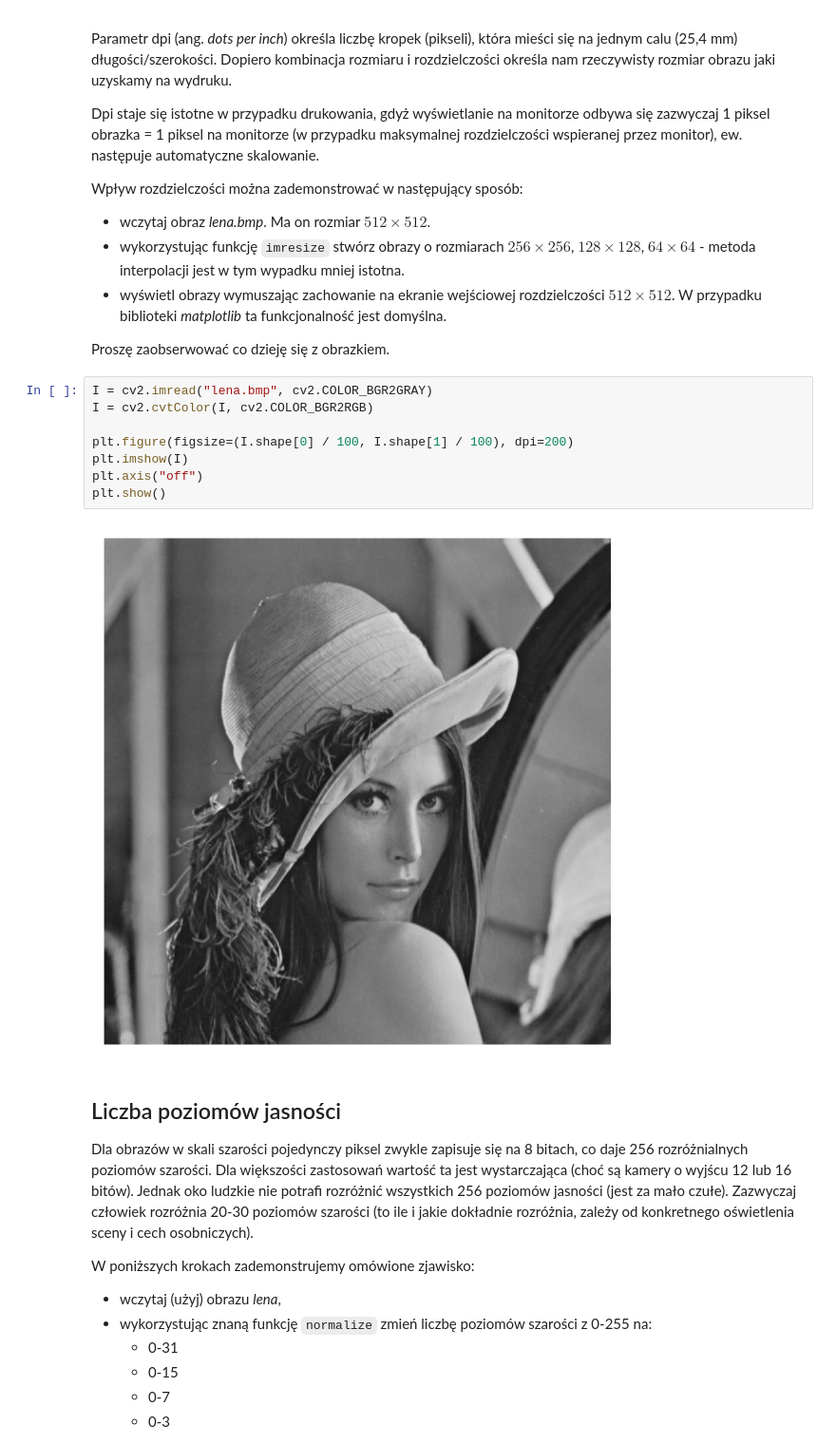
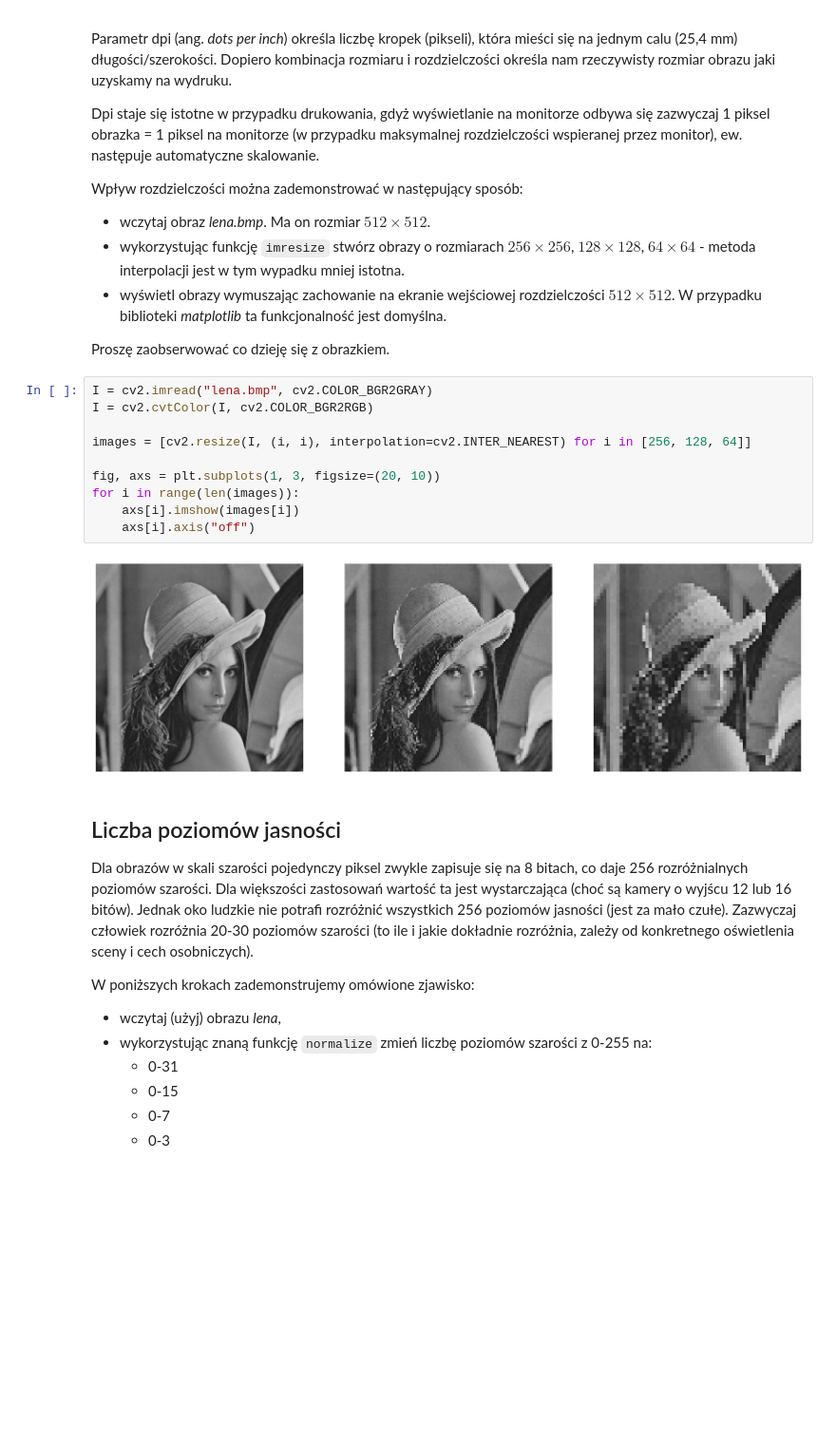
Before and after one commit to lursz/DigitalImageProcessing-Course, a Jupyter notebook: lab5/05_resolution.ipynb, the cells around one changed output. Shown at 95% size. Saved outputs shown, nothing was run; the diff lists cells and outputs as text; blank space fills up the shorter version.

```diff
--- a/lab5/05_resolution.ipynb
+++ b/lab5/05_resolution.ipynb
@@ -371,16 +373,18 @@ Wpływ rozdzielczości można zademonstrować w następujący sposób:
 - wyświetl obrazy wymuszając zachowanie na ekranie wejściowej rozdzielczości $512 \times 512$. W przypadku biblioteki *matplotlib* ta funkcjonalność jest domyślna.
 
 Proszę zaobserwować co dzieję się z obrazkiem.
-# %%
-I = cv2.imread("lena.bmp", cv2.COLOR_BGR2GRAY)
-I = cv2.cvtColor(I, cv2.COLOR_BGR2RGB)
-
-plt.figure(figsize=(I.shape[0] / 100, I.shape[1] / 100), dpi=200)
-plt.imshow(I)
-plt.axis("off")
-plt.show()
-# %% [output]
-[figure, removed]
+# %%
+I = cv2.imread("lena.bmp", cv2.COLOR_BGR2GRAY)
+I = cv2.cvtColor(I, cv2.COLOR_BGR2RGB)
+
+images = [cv2.resize(I, (i, i), interpolation=cv2.INTER_NEAREST) for i in [256, 128, 64]]
+
+fig, axs = plt.subplots(1, 3, figsize=(20, 10))
+for i in range(len(images)):
+    axs[i].imshow(images[i])
+    axs[i].axis("off")
+# %% [output]
+[figure, added]
 # %% [markdown]
 ## Liczba poziomów jasności
 
```
Also changed, not shown: parts of 1 cell of this notebook, 8 other files.
